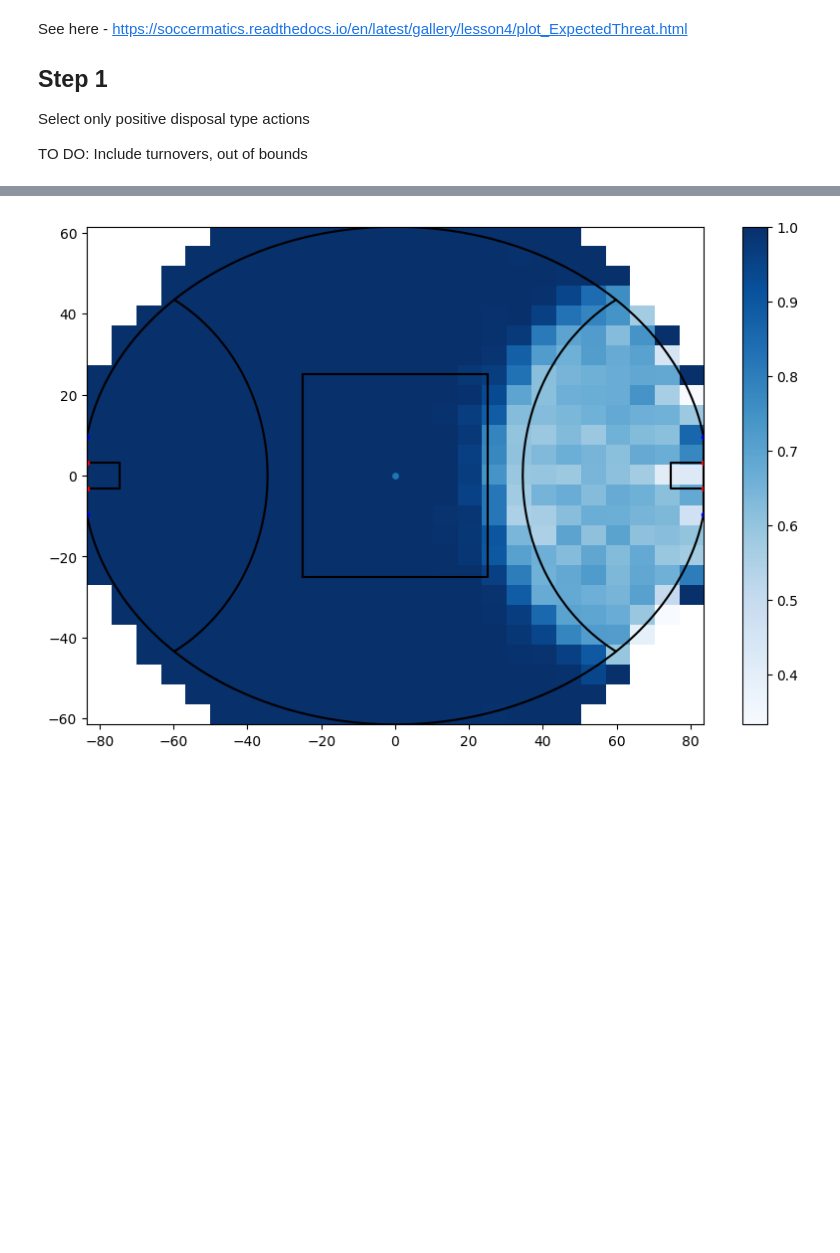
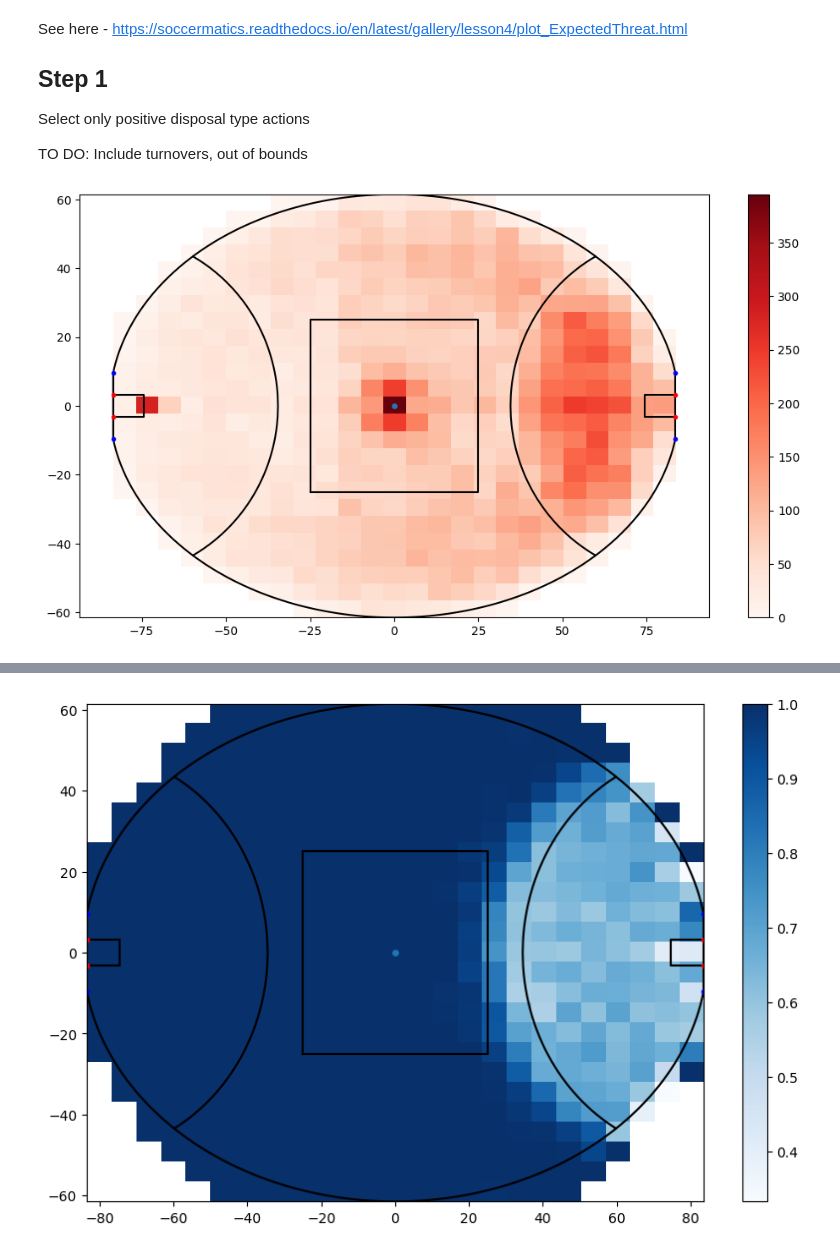
Before and after one commit to davescroggs/xThreat, a Jupyter notebook: python/shot_prob.ipynb, the cells around one changed output, grey strips where cells are left out. Drawn from its saved outputs; the diff is of its cells as text; code cells hidden in the pictures; blank space fills up the shorter version.

```diff
--- a/python/shot_prob.ipynb
+++ b/python/shot_prob.ipynb
@@ -128,6 +145,48 @@ See here - https://soccermatics.readthedocs.io/en/latest/gallery/lesson4/plot_Ex
 Select only positive disposal type actions
 
 TO DO: Include turnovers, out of bounds
+# %%
+possession_summary = pd.read_pickle("../data/possessions_processed_norm.pkl")
+
+bin_period = 25
+
+venueWidth = (123/2)
+venueLength = (167/2)
+venueDims = (-venueLength, venueLength, -venueWidth, venueWidth)
+
+
+def bin_values(col, dir='x'):
+    if dir == 'x':
+        s = -venueLength; e = venueLength
+    else:
+        s = -venueWidth; e = venueWidth
+    return pd.cut(col.values, pd.interval_range(start=s, end=e, periods=bin_period, closed='right'), include_lowest=True, precision=2)
+
+x_bins = pd.interval_range(start=-venueLength, end=venueLength, periods=bin_period, closed='right')
+y_bins = pd.interval_range(start=-venueWidth, end=venueWidth, periods=bin_period, closed='right')
+
+possession_summary = possession_summary.assign(xInitialPoss_bin=bin_values(possession_summary.xInitialPoss, 'x'),
+                                                yInitialPoss_bin=bin_values(possession_summary.yInitialPoss, 'y'))
+
+possession_summary['SAG'] = possession_summary.groupby(['chainId'])['shotAtGoal'].transform(lambda s: any(s.values))
+plot_df = possession_summary.drop_duplicates(['possessionId','SAG']).groupby(['xInitialPoss_bin', 'yInitialPoss_bin']).SAG.apply(lambda s: sum(s.values)).rename('xG').reset_index()
+plot_df['x'] = plot_df.xInitialPoss_bin.apply(lambda s: np.round(s.values.left,3)).astype('float')
+plot_df['y'] = plot_df.yInitialPoss_bin.apply(lambda s: np.round(s.values.left,3)).astype('float')
+# plot_df.drop('shotAtGoal', inplace=True, axis=1)
+plot_df = plot_df.sort_values(by='y')
+plot_df = plot_df.pivot(index='y', columns='x', values='xG')
+plot_df = plot_df.reindex(columns=sorted(plot_df.columns))
+
+fig=plt.figure(figsize=(12, 6.5))
+ax=fig.add_subplot()
+pcm = ax.imshow(plot_df, zorder=0, aspect="auto", extent=venueDims,
+          cmap='Reds')
+
+ax.set_xlim(-venueLength - 10, venueLength + 10)
+plt.colorbar(pcm)
+generate_afl_oval(defaultVenue)
+# %% [output]
+[figure, added]
 # %%
 all_count = movement_df[['xInitialPoss_bin','yInitialPoss_bin']].value_counts()
 move_count = movement_df[~movement_df.shotAtGoal][['xInitialPoss_bin','yInitialPoss_bin']].value_counts()
```
Also changed, not shown: parts of 12 cells of this notebook.
